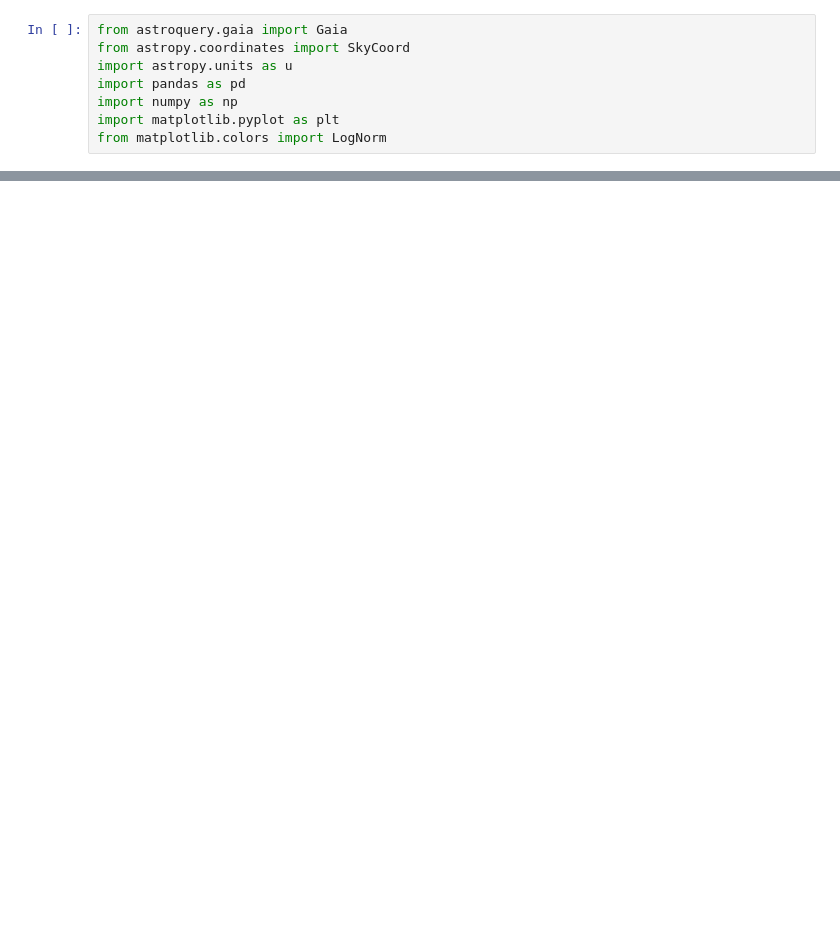
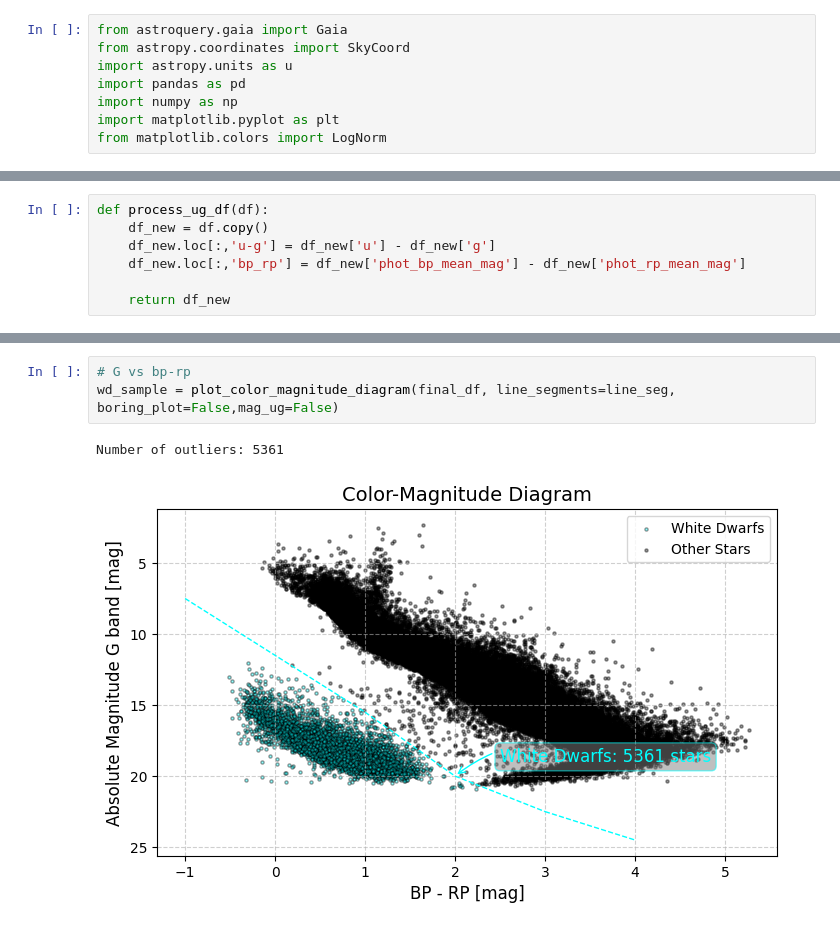
Before and after one commit to lordrick94/stars_and_planetsI_ucsc, a Jupyter notebook: homeworks/hw6/gaia.ipynb, the cells around one changed output, grey strips where cells are left out. Cells and saved outputs as stored; diff of their text form; blank space fills up the shorter version.

```diff
--- a/homeworks/hw6/gaia.ipynb
+++ b/homeworks/hw6/gaia.ipynb
@@ -93,3 +95,10 @@ Number of stars below the line: 186522
+# %%
+def process_ug_df(df):
+    df_new = df.copy()
+    df_new.loc[:,'u-g'] = df_new['u'] - df_new['g']
+    df_new.loc[:,'bp_rp'] = df_new['phot_bp_mean_mag'] - df_new['phot_rp_mean_mag']
+
+    return df_new
 # %%
 # Make a color magnitude diagram
 def plot_color_magnitude_diagram(r,
@@ -245 +335,7 @@ KeyboardInterrupt:
+# %%
+# G vs bp-rp
+wd_sample = plot_color_magnitude_diagram(final_df, line_segments=line_seg, boring_plot=False,mag_ug=False)
+# %% [output]
+Number of outliers: 5361
+[figure, added]
 # %%
```
Also changed, not shown: parts of 27 cells of this notebook, 50 other files.
